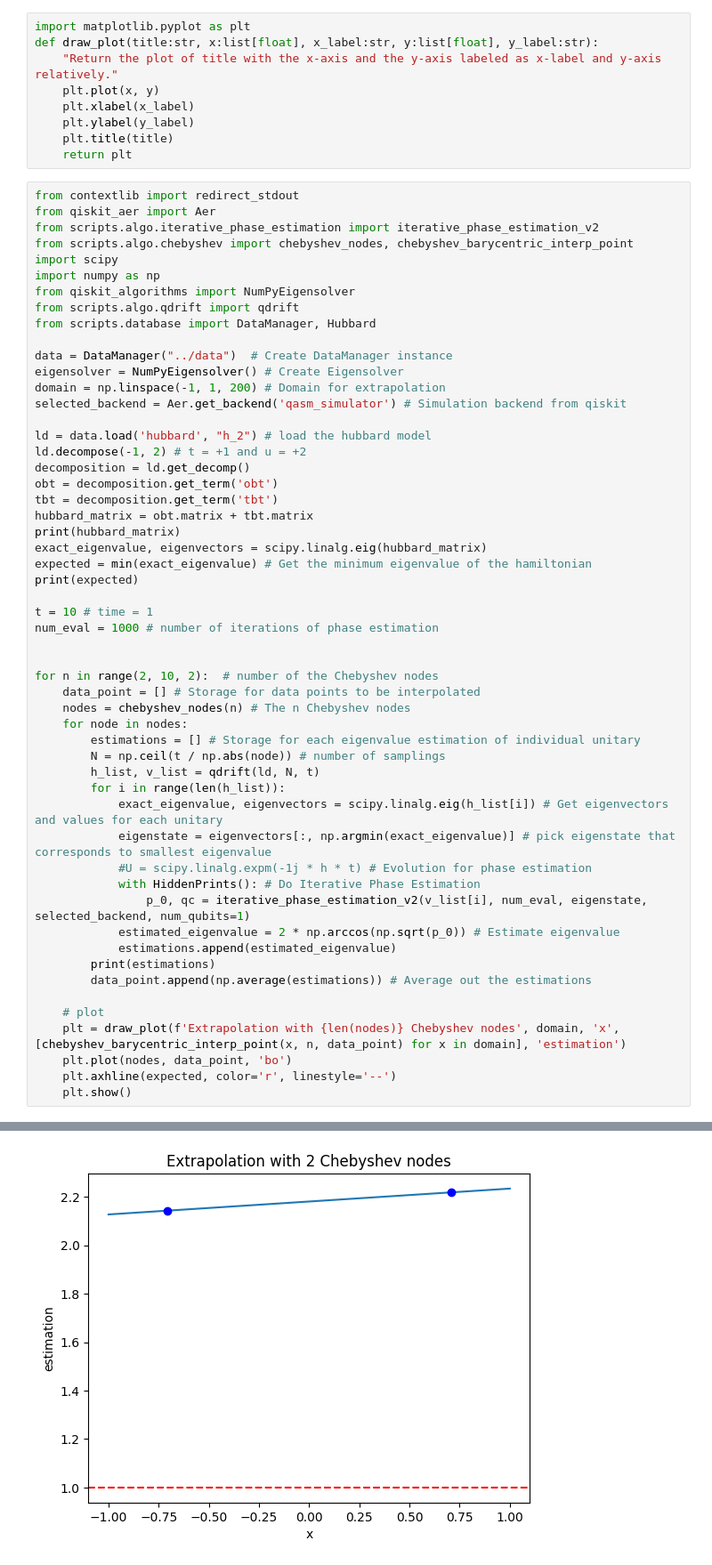
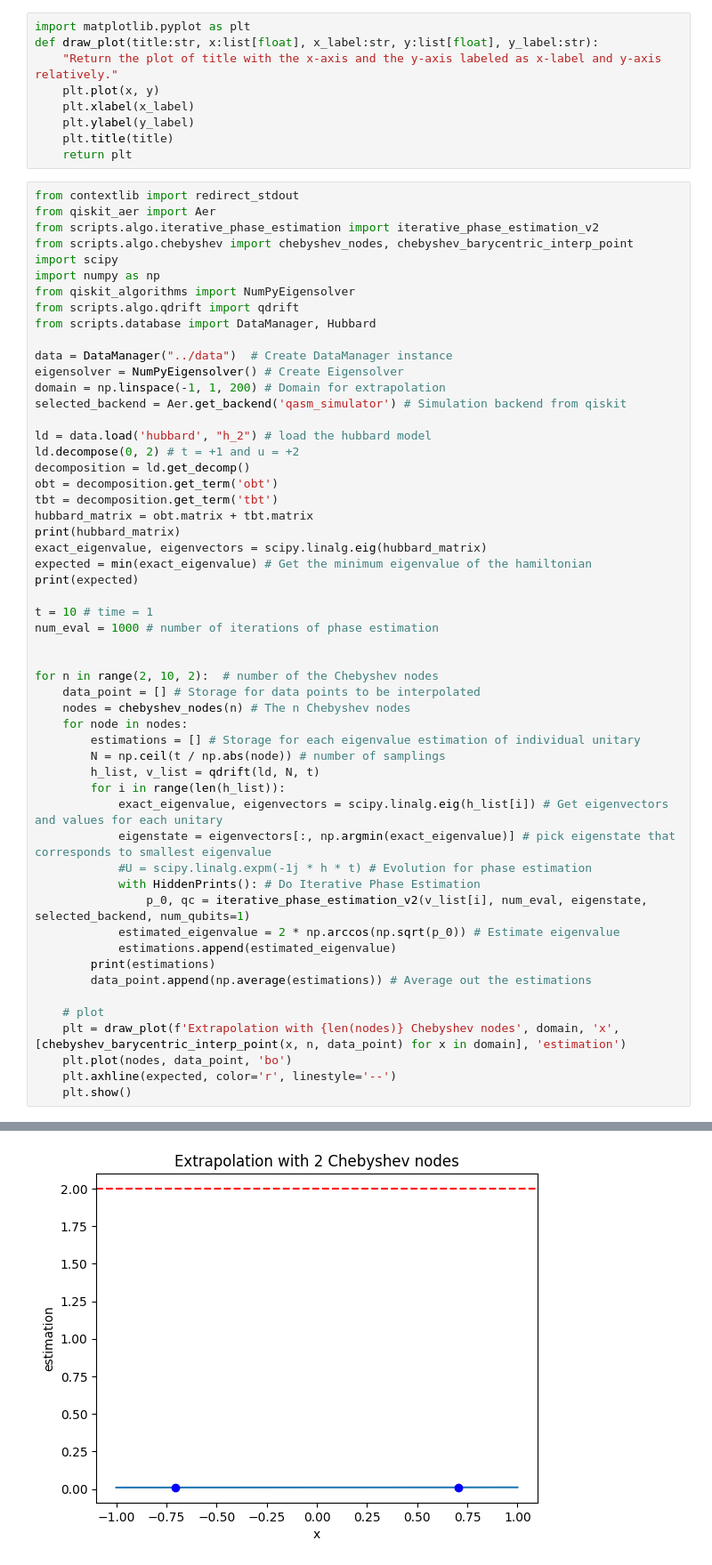
Before and after one commit to Rick0317/qDriftExtraPolation, a Jupyter notebook: jupyter/qdrift.ipynb, the cells around one changed output, grey strips where cells are left out. Shown at 89% size. Drawn from its saved outputs; the diff is of its cells as text.

```diff
--- a/jupyter/qdrift.ipynb
+++ b/jupyter/qdrift.ipynb
@@ -35,7 +35,7 @@ domain = np.linspace(-1, 1, 200) # Domain for extrapolation
 selected_backend = Aer.get_backend('qasm_simulator') # Simulation backend from qiskit
 
 ld = data.load('hubbard', "h_2") # load the hubbard model
-ld.decompose(-1, 2) # t = +1 and u = +2
+ld.decompose(0, 2) # t = +1 and u = +2
 decomposition = ld.get_decomp()
 obt = decomposition.get_term('obt')
 tbt = decomposition.get_term('tbt')
@@ -82 +82 @@ Data loaded from ../data\hubbard/h_2.pkl
-[figure, old version]
+[figure, new version]
```
Also changed, not shown: parts of 1 cell of this notebook, 1 other file.
